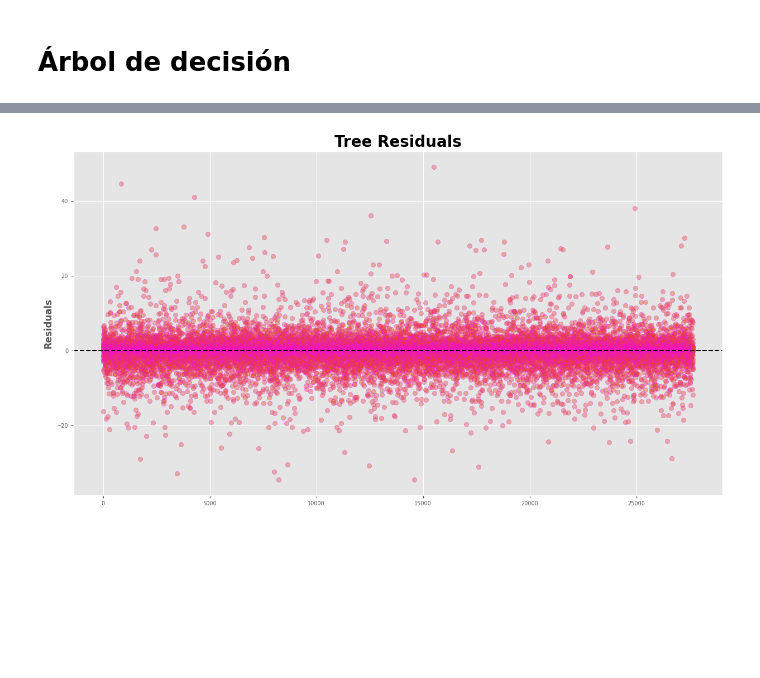
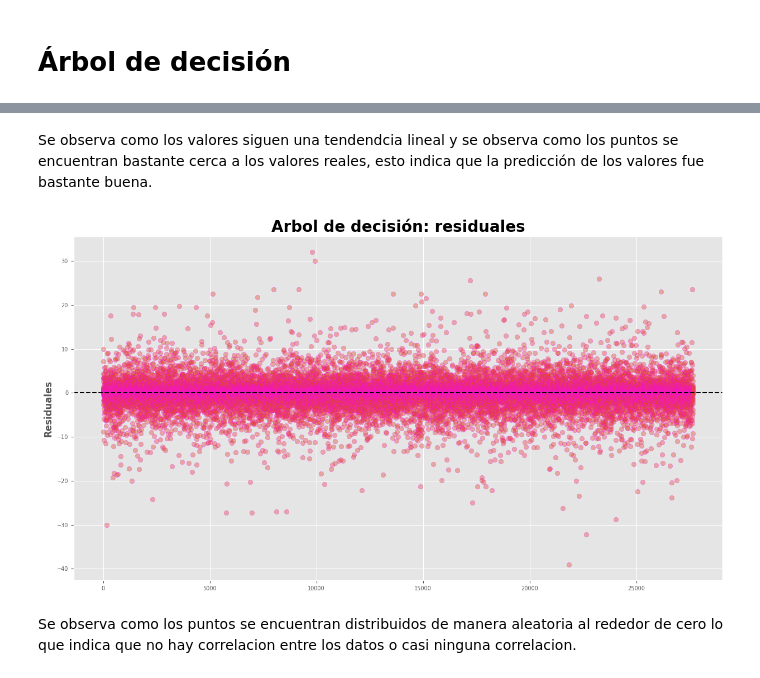
Before and after one commit to sofiaesc07/ProyectoFinalMN, a Jupyter notebook: ProyectoFinal.ipynb, the cells around one changed output, grey strips where cells are left out. Drawn from its saved outputs; the diff is of its cells as text; code cells hidden in the pictures; blank space fills up the shorter version.

```diff
--- a/ProyectoFinal.ipynb
+++ b/ProyectoFinal.ipynb
@@ -302,8 +308,3 @@ print(datarandfor)
 3          Year2  2.859140
 4           Mes2  2.864286
 5  number_deaths  1.428708
-# %%
-#Basandonos en el análisis de multicolinealidad se debe hacer un drop del año de ocurrencia
-target = sample.number_deaths
-predictors = sample.loc[:, sample.columns != 'number_deaths']
-predictors = predictors.drop('Year2', axis=1)
@@ -310,4 +313,4 @@ predictors = predictors.drop('Year2', axis=1)
 # %%
-predictors_train, predictors_test, target_train, target_test = train_test_split(predictors, target, test_size=0.33, stratify=predictors['cause'])
+predictors_train, predictors_test, target_train, target_test = train_test_split(predecidos, target, test_size=0.33, stratify=predecidos['cause'])
 print(predictors_train)
 # %% [output]
@@ -392,3 +403,14 @@ plt.show()
 # Creando y entrenando el modelo
 modelo3 = DecisionTreeRegressor(max_depth=12, random_state=42)
 modelo3 = modelo3.fit(X=predictors_train, y=target_train)
+# %%
+# Evaluando el modelo
+predict3 = modelo3.predict(predictors_test)
+results = pd.DataFrame({
+    'Predicción': predict3,
+    'real': target_test
+})
+
+print("Varianza:", explained_variance_score(target_test, predict3))
+print("Mean absolute Error:", mean_absolute_error(target_test, predict3))
+print("Mean squared error:", mean_squared_error(target_test, predict3))
@@ -432,16 +444,20 @@ Mean squared error: 12.910652102823477
+# %% [markdown]
+Se observa como los valores siguen una tendendcia lineal y se observa como los puntos se encuentran bastante cerca a los valores reales, esto indica que la predicción de los valores fue bastante buena.
 # %%
 #model residuals
-residuals  = prediccion - target_test
+residuals  = predict3 - target_test
 # %%
 #Eficiencia del modelo
 plt.figure(figsize=(15, 8))
 
 # Residuos Modelo 3
-plt.scatter(list(range(len(prediccion))), residuals,edgecolors=(1, 0, 1), alpha = 0.4)
+plt.scatter(list(range(len(predict3))), residuals,edgecolors=(1, 0, 1), alpha = 0.4)
 plt.axhline(y = 0, linestyle = '--', color = 'black')
-plt.title('Tree Residuals', fontsize = 20, fontweight = "bold")
-plt.ylabel('Residuals',fontweight = "bold")
+plt.title('Arbol de decisión: residuales', fontsize = 20, fontweight = "bold")
+plt.ylabel('Residuales',fontweight = "bold")
 plt.tick_params(labelsize = 7)
 plt.show()
 # %% [output]
-[figure, old version]
+[figure, new version]
+# %% [markdown]
+Se observa como los puntos se encuentran distribuidos de manera aleatoria al rededor de cero lo que indica que no hay correlacion entre los datos o casi ninguna correlacion.
```
Also changed, not shown: parts of 41 cells of this notebook, 1 other file.
